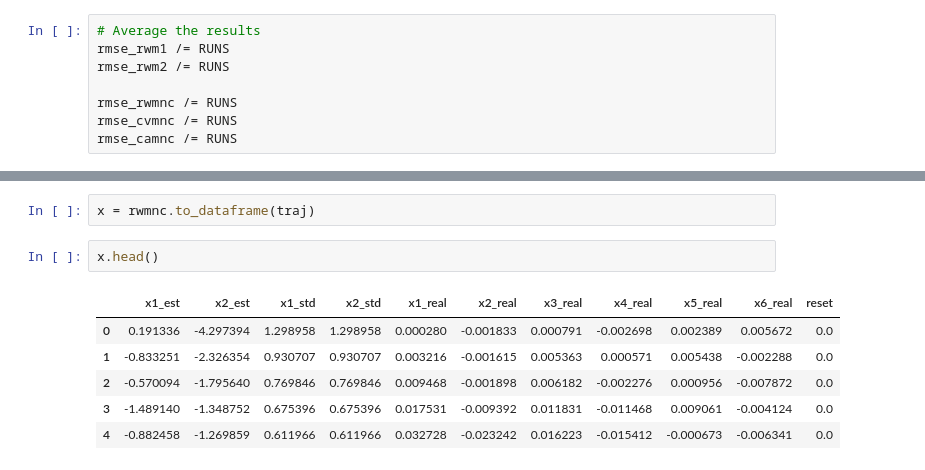
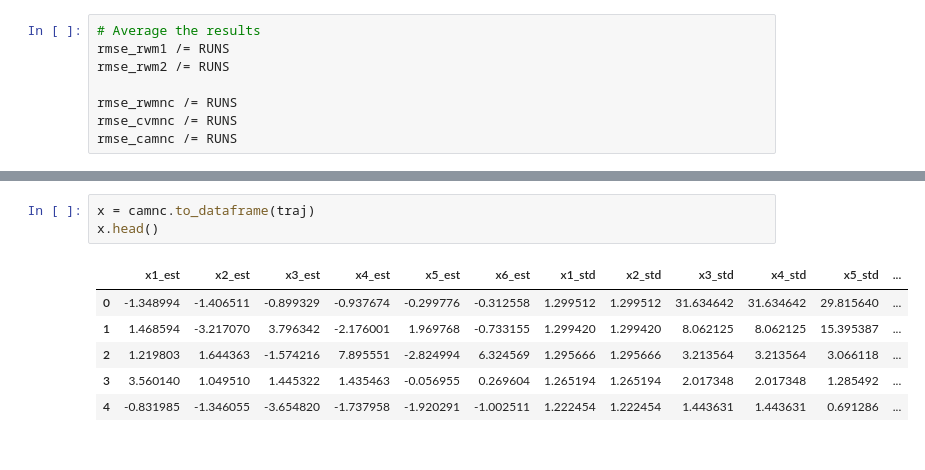
Before and after one commit to maiquang/maithanh-thesis-src, a Jupyter notebook: sim_template.ipynb, the cells around one changed output, grey strips where cells are left out. Cells and saved outputs as stored; diff of their text form.

```diff
--- a/sim_template.ipynb
+++ b/sim_template.ipynb
@@ -176,11 +176,10 @@ df.to_csv(FILEPATH_CSV, index_label="t")
 # %%
-x = rwmnc.to_dataframe(traj)
+x = camnc.to_dataframe(traj)
+x.head()
+# %% [output]
+|  | x1_est | x2_est | x3_est | x4_est | x5_est | x6_est | x1_std | x2_std | x3_std | x4_std | x5_std | ... |
+| 0 | -1.348994 | -1.406511 | -0.899329 | -0.937674 | -0.299776 | -0.312558 | 1.299512 | 1.299512 | 31.634642 | 31.634642 | 29.815640 | ... |
+| 1 | 1.468594 | -3.217070 | 3.796342 | -2.176001 | 1.969768 | -0.733155 | 1.299420 | 1.299420 | 8.062125 | 8.062125 | 15.395387 | ... |
+| 2 | 1.219803 | 1.644363 | -1.574216 | 7.895551 | -2.824994 | 6.324569 | 1.295666 | 1.295666 | 3.213564 | 3.213564 | 3.066118 | ... |
+| 3 | 3.560140 | 1.049510 | 1.445322 | 1.435463 | -0.056955 | 0.269604 | 1.265194 | 1.265194 | 2.017348 | 2.017348 | 1.285492 | ... |
+| 4 | -0.831985 | -1.346055 | -3.654820 | -1.737958 | -1.920291 | -1.002511 | 1.222454 | 1.222454 | 1.443631 | 1.443631 | 0.691286 | ... |
-# %%
-x.head()
-# %% [output]
-|  | x1_est | x2_est | x1_std | x2_std | x1_real | x2_real | x3_real | x4_real | x5_real | x6_real | reset |
-| 0 | 0.191336 | -4.297394 | 1.298958 | 1.298958 | 0.000280 | -0.001833 | 0.000791 | -0.002698 | 0.002389 | 0.005672 | 0.0 |
-| 1 | -0.833251 | -2.326354 | 0.930707 | 0.930707 | 0.003216 | -0.001615 | 0.005363 | 0.000571 | 0.005438 | -0.002288 | 0.0 |
-| 2 | -0.570094 | -1.795640 | 0.769846 | 0.769846 | 0.009468 | -0.001898 | 0.006182 | -0.002276 | 0.000956 | -0.007872 | 0.0 |
-| 3 | -1.489140 | -1.348752 | 0.675396 | 0.675396 | 0.017531 | -0.009392 | 0.011831 | -0.011468 | 0.009061 | -0.004124 | 0.0 |
-| 4 | -0.882458 | -1.269859 | 0.611966 | 0.611966 | 0.032728 | -0.023242 | 0.016223 | -0.015412 | -0.000673 | -0.006341 | 0.0 |
```
Also changed, not shown: parts of 13 cells of this notebook, 3 other files.
